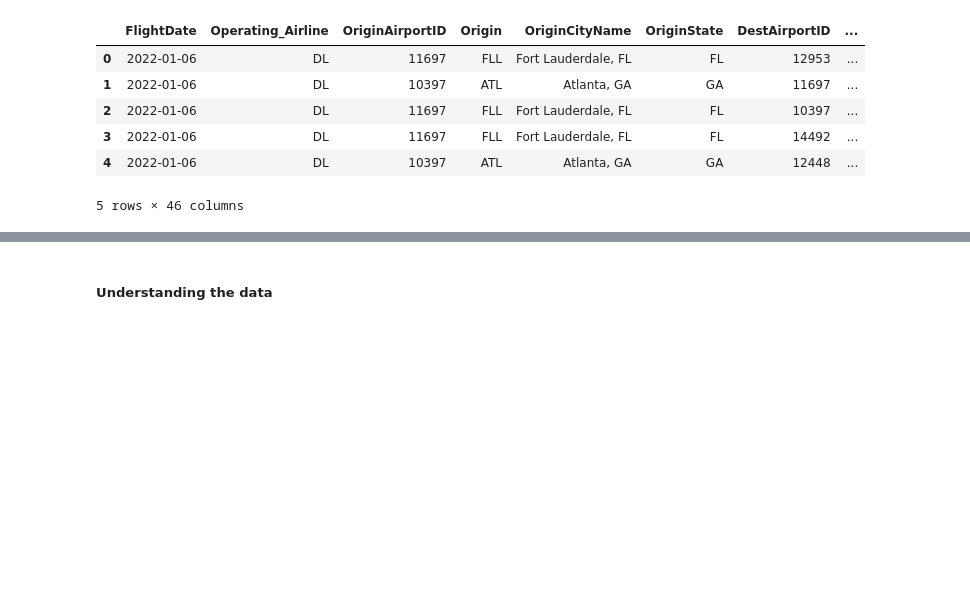
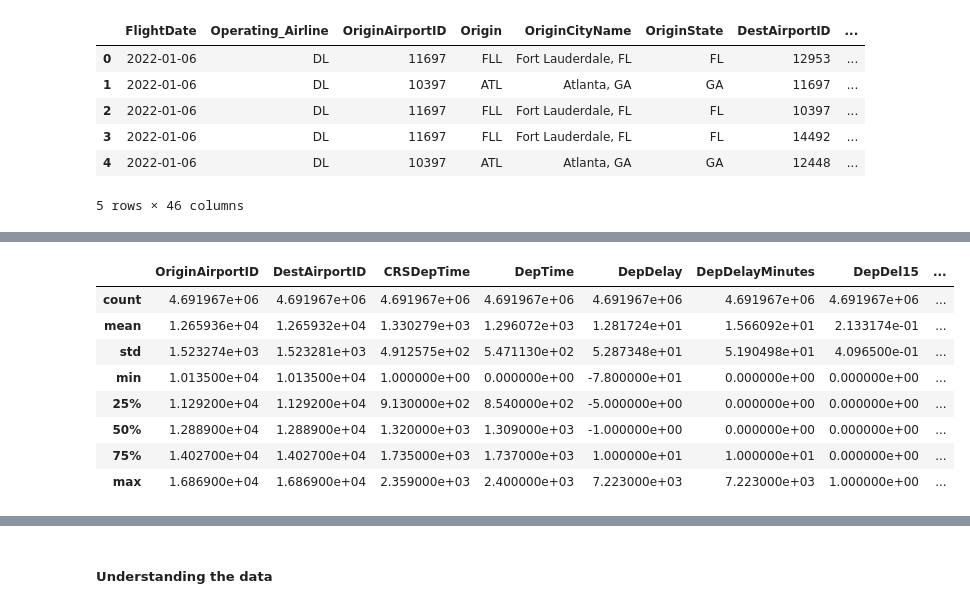
Before and after one commit to georgetown-analytics/team-3, a Jupyter notebook: flight_model/notebooks/EDA/eda1_flight_data_082022.ipynb, the cells around one changed output, grey strips where cells are left out. Drawn from its saved outputs; the diff is of its cells as text; code cells hidden in the pictures; blank space fills up the shorter version.

```diff
--- a/flight_model/notebooks/EDA/eda1_flight_data_082022.ipynb
+++ b/flight_model/notebooks/EDA/eda1_flight_data_082022.ipynb
@@ -25,3 +34,6 @@ current_palette=sns.color_palette()
 
 ----------------------------------------------------------------------------------------------
+# %%
+pd.options.display.min_rows = 20
+pd.options.display.max_columns = 50
 # %%
@@ -268,0 +430,45 @@ dtype: object
+# %%
+# Subject Matter Expert info => Missing values correspond to cancelled flights
+# decision -> replace with 0
+(df_flights_012022_082022
+ [SELECTED_COLUMNS]
+ .assign(DepTime=df_flights_012022_082022.DepTime.fillna(0),
+         DepDelay=df_flights_012022_082022.DepDelay.fillna(0),
+         DepDelayMinutes=df_flights_012022_082022.DepDelayMinutes.fillna(0),
+         DepDel15=df_flights_012022_082022.DepDel15.fillna(0),
+         DepartureDelayGroups=df_flights_012022_082022.DepartureDelayGroups.fillna(0),
+         TaxiOut=df_flights_012022_082022.TaxiOut.fillna(0),
+         WheelsOff=df_flights_012022_082022.WheelsOff.fillna(0),
+         WheelsOn=df_flights_012022_082022.WheelsOn.fillna(0),
+         TaxiIn=df_flights_012022_082022.TaxiIn.fillna(0),
+         ArrTime=df_flights_012022_082022.ArrTime.fillna(0),
+         ArrDelay=df_flights_012022_082022.ArrDelay.fillna(0),
+         ArrDelayMinutes=df_flights_012022_082022.ArrDelayMinutes.fillna(0),
+         ArrDel15=df_flights_012022_082022.ArrDel15.fillna(0),
+         ArrivalDelayGroups=df_flights_012022_082022.ArrivalDelayGroups.fillna(0),
+         Diverted=df_flights_012022_082022.Diverted.fillna(0),
+         CRSElapsedTime=df_flights_012022_082022.CRSElapsedTime.fillna(0),
+         ActualElapsedTime=df_flights_012022_082022.ActualElapsedTime.fillna(0),
+         AirTime=df_flights_012022_082022.AirTime.fillna(0),
+         Flights=df_flights_012022_082022.Flights.fillna(0),
+         Distance=df_flights_012022_082022.Distance.fillna(0),
+         CarrierDelay=df_flights_012022_082022.CarrierDelay.fillna(0),
+         WeatherDelay=df_flights_012022_082022.WeatherDelay.fillna(0),
+         NASDelay=df_flights_012022_082022.NASDelay.fillna(0),
+         SecurityDelay=df_flights_012022_082022.SecurityDelay.fillna(0),
+         LateAircraftDelay=df_flights_012022_082022.LateAircraftDelay.fillna(0),
+         FirstDepTime=df_flights_012022_082022.FirstDepTime.fillna(0),
+         TotalAddGTime=df_flights_012022_082022.TotalAddGTime.fillna(0),
+         LongestAddGTime=df_flights_012022_082022.LongestAddGTime.fillna(0))
+ .describe()
+ )
+# %% [output]
+|  | OriginAirportID | DestAirportID | CRSDepTime | DepTime | DepDelay | DepDelayMinutes | DepDel15 | ... |
+| count | 4.691967e+06 | 4.691967e+06 | 4.691967e+06 | 4.691967e+06 | 4.691967e+06 | 4.691967e+06 | 4.691967e+06 | ... |
+| mean | 1.265936e+04 | 1.265932e+04 | 1.330279e+03 | 1.296072e+03 | 1.281724e+01 | 1.566092e+01 | 2.133174e-01 | ... |
+| std | 1.523274e+03 | 1.523281e+03 | 4.912575e+02 | 5.471130e+02 | 5.287348e+01 | 5.190498e+01 | 4.096500e-01 | ... |
+| min | 1.013500e+04 | 1.013500e+04 | 1.000000e+00 | 0.000000e+00 | -7.800000e+01 | 0.000000e+00 | 0.000000e+00 | ... |
+| 25% | 1.129200e+04 | 1.129200e+04 | 9.130000e+02 | 8.540000e+02 | -5.000000e+00 | 0.000000e+00 | 0.000000e+00 | ... |
+| 50% | 1.288900e+04 | 1.288900e+04 | 1.320000e+03 | 1.309000e+03 | -1.000000e+00 | 0.000000e+00 | 0.000000e+00 | ... |
+| 75% | 1.402700e+04 | 1.402700e+04 | 1.735000e+03 | 1.737000e+03 | 1.000000e+01 | 1.000000e+01 | 0.000000e+00 | ... |
+| max | 1.686900e+04 | 1.686900e+04 | 2.359000e+03 | 2.400000e+03 | 7.223000e+03 | 7.223000e+03 | 1.000000e+00 | ... |
```
Also changed, not shown: parts of 64 cells of this notebook, 2 other files.
